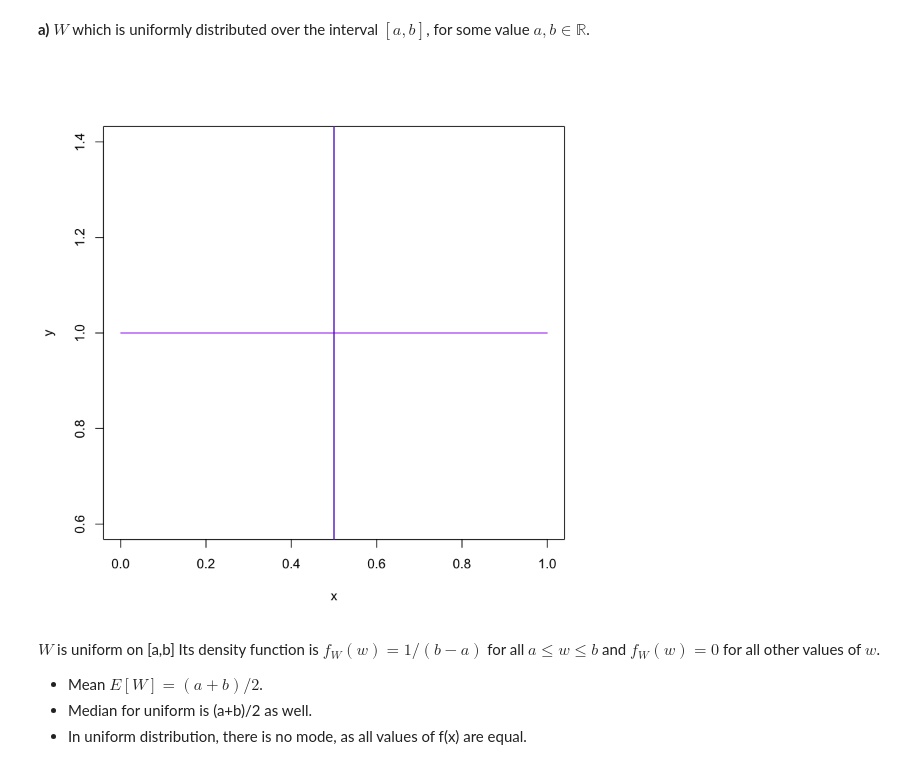
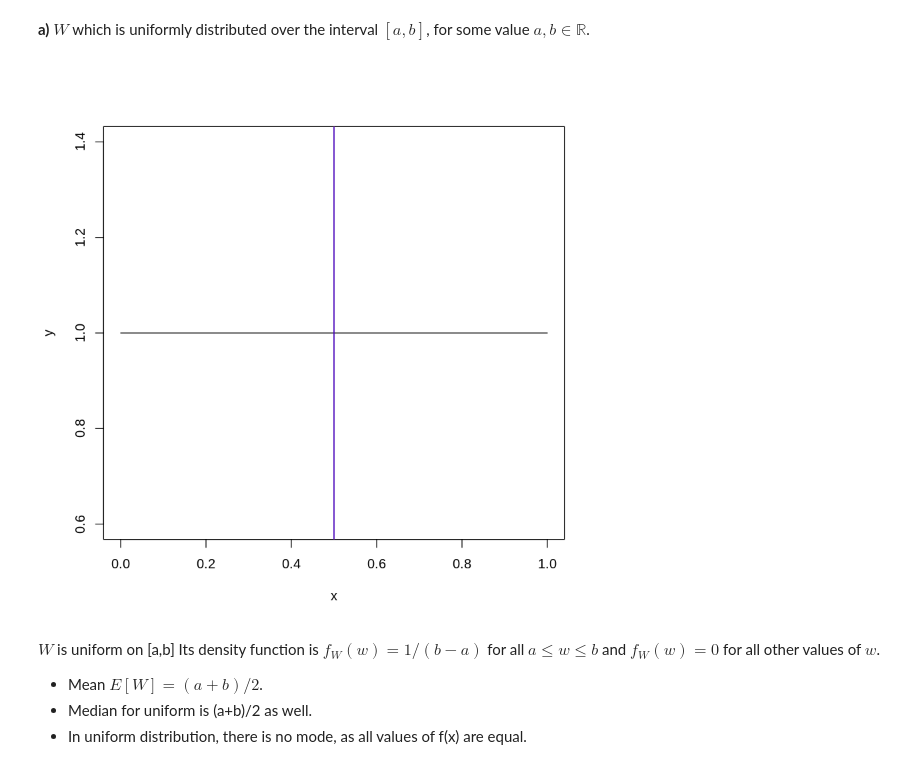
Before and after one commit to aaronliruns/probability-r, a Jupyter notebook: week4/P_M4_1.ipynb, the cells around one changed output. Cells and saved outputs as stored; diff of their text form; code cells hidden in the pictures.

```diff
--- a/week4/P_M4_1.ipynb
+++ b/week4/P_M4_1.ipynb
@@ -9,24 +9,24 @@ A continuous random variable with cumulative distribution function $F$ has the m
 # %%
 # Plot a uniform density from a to b
 # In this case, we will use 0 to 1 as the the interval
 x = seq(0, 1, 0.05)
 y = dunif(x)
 # plot the uniform distribution
-plot(x=x, y=y, type="l", col='purple')
+plot(x=x, y=y, type="l", col='black')
 # Median is at 1/(a+b), which is 1/(1+0)=1/2 for our plot
 median = median(x)
 # Draw vertical median line
 abline(v=median, col="red")
 # Mean is at 1/2 as well
 mean = median(x)
 # Draw vertical mean line
 # The blue line will overlap the red line
 abline(v=mean, col="blue")
 # The mode of a continuous random variable corresponds to the x value(s)
 # at which the probability density function reaches a local maximum, or a peak.
 # In uniform distribution, there is no mode, as all values of f(x) are equal.
 # %% [output]
-[figure, old version]
+[figure, new version]
 # %% [markdown]
 $W$ is uniform on [a,b] Its density function is $f_W(w) = 1/(b-a)$ for all $a \le w \le b$ and $f_W(w) = 0$ for all other values of $w$.
 * Mean $E[W] = (a+b)/2$.
```
Also changed, not shown: parts of 17 cells of this notebook, 1 other file.
